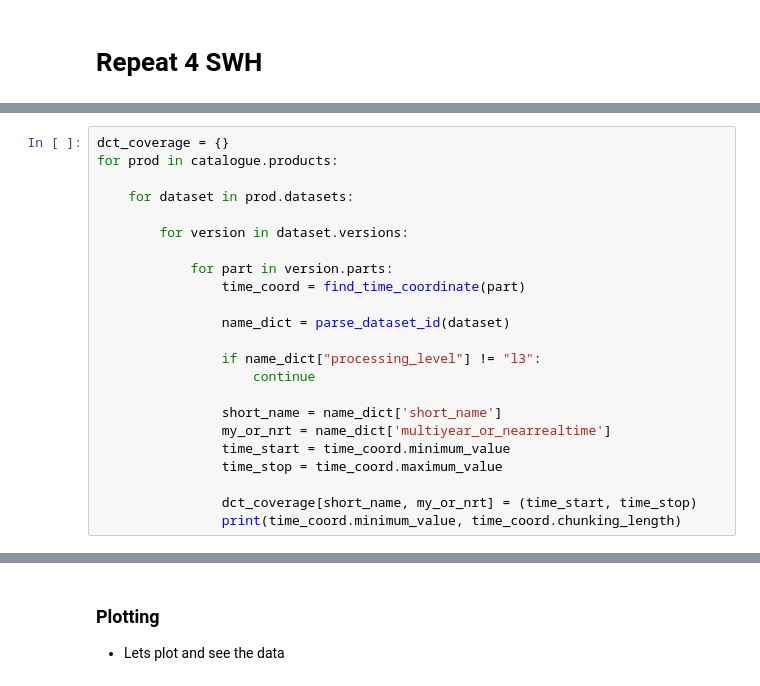
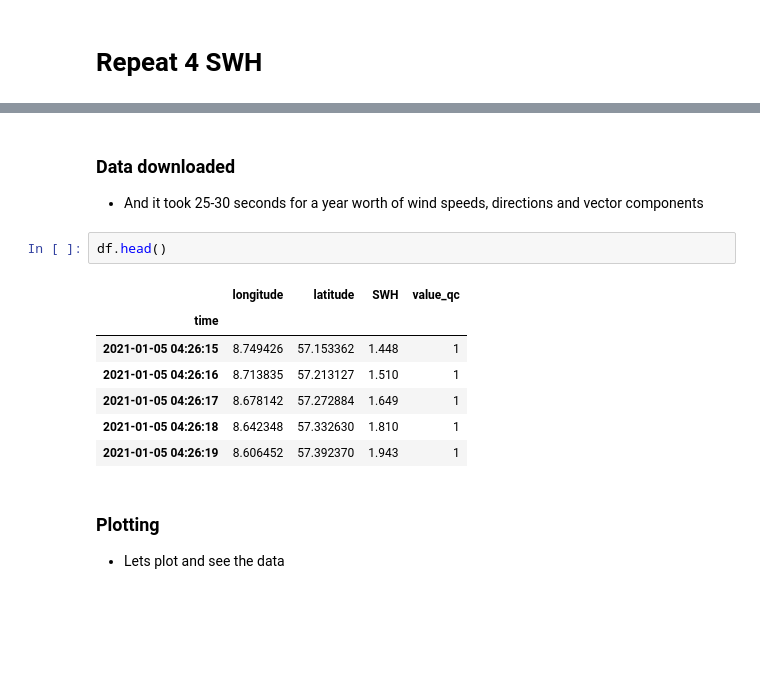
Before and after one commit to Rasmusiwersen/watobs, a Jupyter notebook: notebooks/CMEMS_Scatterometry_Data.ipynb, the cells around one changed output, grey strips where cells are left out. Drawn from its saved outputs; the diff is of its cells as text; blank space fills up the shorter version.

```diff
--- a/notebooks/CMEMS_Scatterometry_Data.ipynb
+++ b/notebooks/CMEMS_Scatterometry_Data.ipynb
@@ -390,23 +172,0 @@ name_dict
-# %%
-dct_coverage = {}
-for prod in catalogue.products:
-
-    for dataset in prod.datasets:
-
-        for version in dataset.versions:
-
-            for part in version.parts:
-                time_coord = find_time_coordinate(part)
-
-                name_dict = parse_dataset_id(dataset)
-
-                if name_dict["processing_level"] != "l3":
-                    continue
-
-                short_name = name_dict['short_name']
-                my_or_nrt = name_dict['multiyear_or_nearrealtime']
-                time_start = time_coord.minimum_value
-                time_stop = time_coord.maximum_value
-
-                dct_coverage[short_name, my_or_nrt] = (time_start, time_stop)
-                print(time_coord.minimum_value, time_coord.chunking_length)
@@ -550,3 +187,16 @@ INFO - 2025-12-01T11:58:01Z - Selected dataset part: "default"
+# %% [markdown]
+### Data downloaded
+- And it took 25-30 seconds for a year worth of wind speeds, directions and vector components
+# %%
+df.head()
+# %% [output]
+|  | longitude | latitude | SWH | value_qc |
+| time |  |  |  |  |
+| 2021-01-05 04:26:15 | 8.749426 | 57.153362 | 1.448 | 1 |
+| 2021-01-05 04:26:16 | 8.713835 | 57.213127 | 1.510 | 1 |
+| 2021-01-05 04:26:17 | 8.678142 | 57.272884 | 1.649 | 1 |
+| 2021-01-05 04:26:18 | 8.642348 | 57.332630 | 1.810 | 1 |
+| 2021-01-05 04:26:19 | 8.606452 | 57.392370 | 1.943 | 1 |
 # %% [markdown]
 ### Plotting
 - Lets plot and see the data
```
Also changed, not shown: parts of 56 cells of this notebook, 3 other files.
